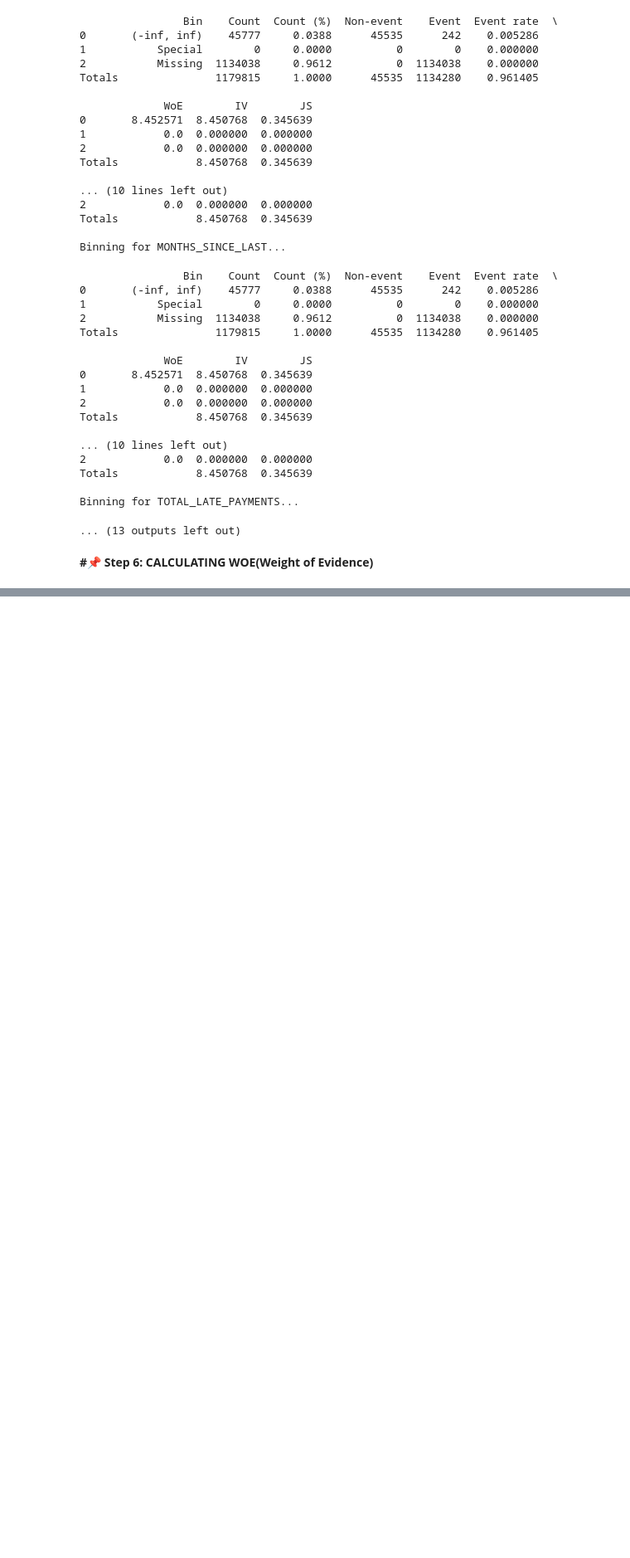
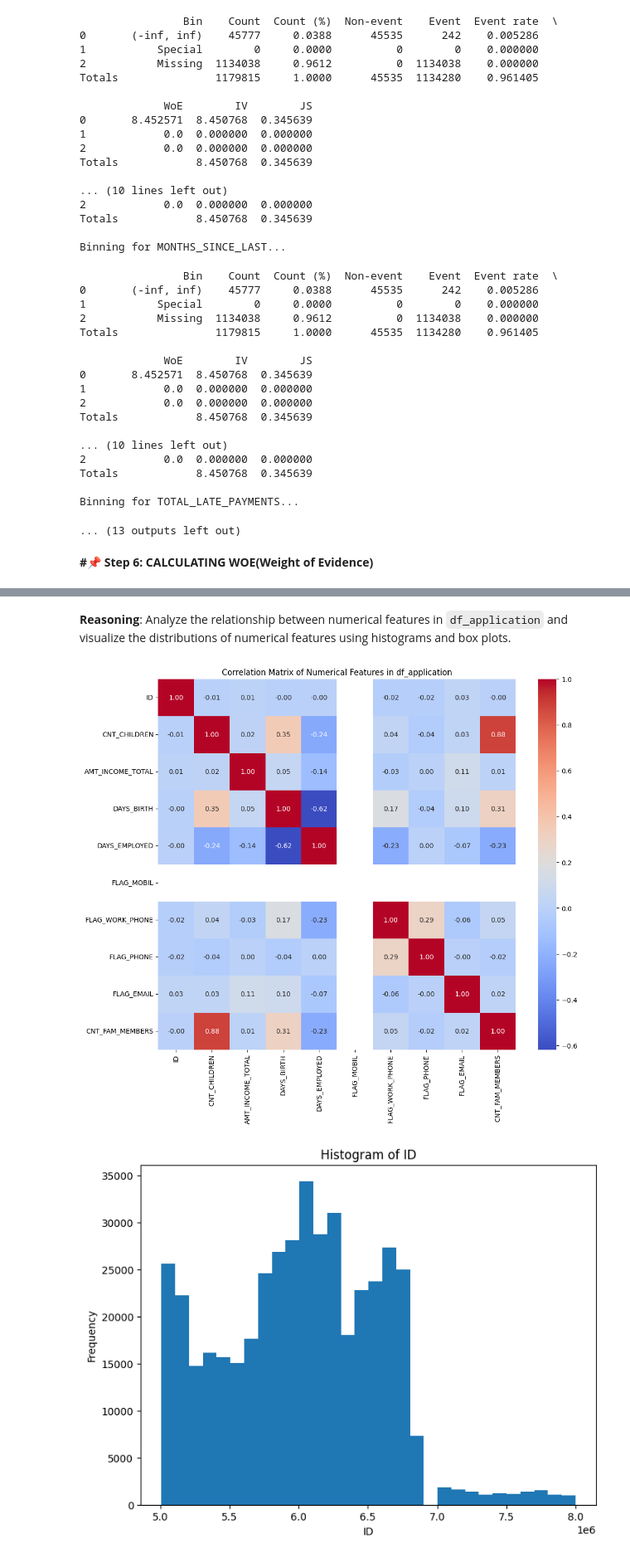
Before and after one commit to mabhipsa12/Scorecard-Project, a Jupyter notebook: scorecard_project.ipynb, the cells around one changed output, grey strips where cells are left out. Shown at 83% size. Saved outputs shown, nothing was run; the diff lists cells and outputs as text; code cells hidden in the pictures; blank space fills up the shorter version.

```diff
--- a/scorecard_project.ipynb
+++ b/scorecard_project.ipynb
@@ -12,6 +17,3 @@ import numpy as sns
 import numpy as np
 import matplotlib.pyplot as plt
 import seaborn as sns
-# %%
-app_df = pd.read_csv('/application_record.csv')
-credit_df = pd.read_csv('/credit_record.csv')
@@ -723,0 +719,5 @@ plt.show()
+# %%
+import pandas as pd
+
+df_application = pd.read_csv('application_record.csv')
+df_credit = pd.read_csv('credit_record.csv')
@@ -723,0 +777,35 @@ plt.show()
+# %% [markdown]
+**Reasoning**:
+Analyze the relationship between numerical features in `df_application` and visualize the distributions of numerical features using histograms and box plots.
+# %%
+import matplotlib.pyplot as plt
+import seaborn as sns
+
+# Calculate the correlation matrix for numerical features in df_application
+numerical_features = df_application.select_dtypes(include=['number'])
+correlation_matrix = numerical_features.corr()
+
+# Visualize the correlation matrix using a heatmap
+plt.figure(figsize=(12, 10))
+sns.heatmap(correlation_matrix, annot=True, cmap='coolwarm', fmt=".2f")
+plt.title('Correlation Matrix of Numerical Features in df_application')
+plt.show()
+
+# Visualize the distribution of numerical features using histograms
+for column in numerical_features.columns:
+    plt.figure(figsize=(8, 6))
+    plt.hist(df_application[column].dropna(), bins=30)
+    plt.xlabel(column)
+    plt.ylabel('Frequency')
+    plt.title(f'Histogram of {column}')
+    plt.show()
+
+# Visualize the distribution of numerical features using box plots
+plt.figure(figsize=(12, 8))
+sns.boxplot(data=numerical_features)
+plt.title('Box Plots of Numerical Features in df_application')
+plt.xticks(rotation=45, ha='right')
+plt.show()
+# %% [output]
+[figure, added]
+[figure, added]
```
Also changed, not shown: parts of 59 cells of this notebook.
